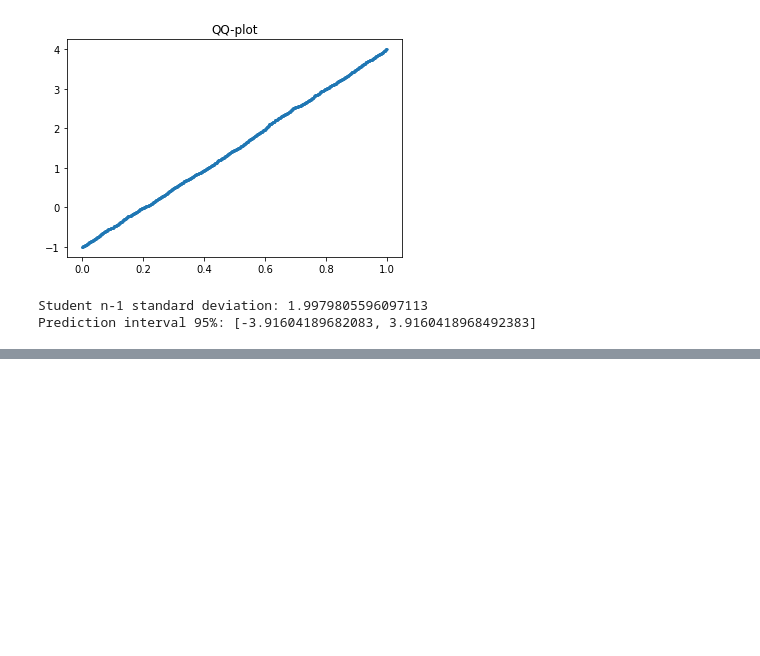
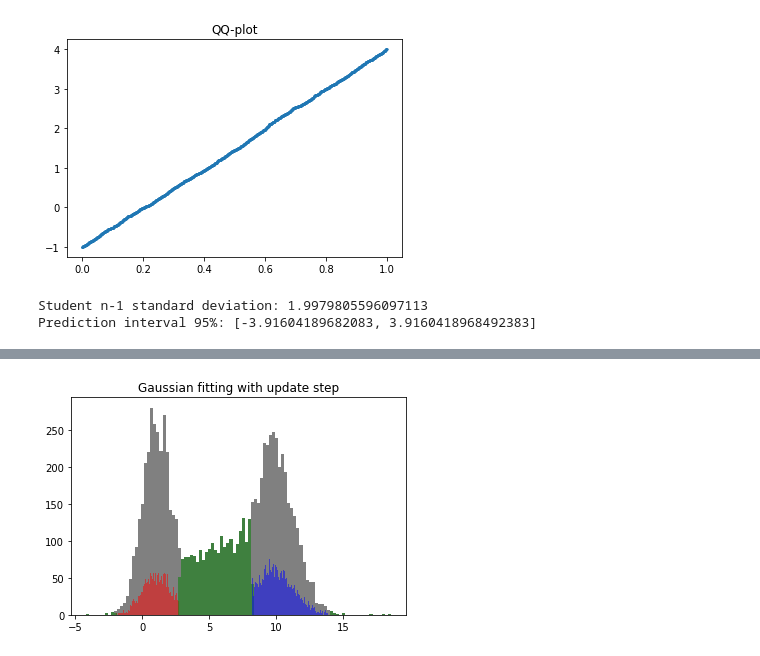
Before and after one commit to davidezanella/spe-assignments, a Jupyter notebook: Homework 2/delivery/report.ipynb, the cells around one changed output, grey strips where cells are left out. Cells and saved outputs as stored; diff of their text form; code cells hidden in the pictures; blank space fills up the shorter version.

```diff
--- a/Homework 2/delivery/report.ipynb
+++ b/Homework 2/delivery/report.ipynb
@@ -200,0 +342,19 @@ Prediction interval 95%: [-3.91604189682083, 3.9160418968492383]
+# %%
+%matplotlib inline
+import matplotlib.pyplot as plt
+
+red = get_elems_class(0, x_probs)
+green = get_elems_class(1, x_probs)
+blue = get_elems_class(2, x_probs)
+
+
+plt.hist(values, bins=100, color="gray")
+
+plt.hist(red, bins=100, color="red", alpha=0.5)
+plt.hist(green, bins=100, color="green", alpha=0.5)
+plt.hist(blue, bins=100, color="blue", alpha=0.5)
+
+plt.title('Gaussian fitting with update step')
+plt.show()
+# %% [output]
+[figure, added]
```
Also changed, not shown: parts of 19 cells of this notebook.
